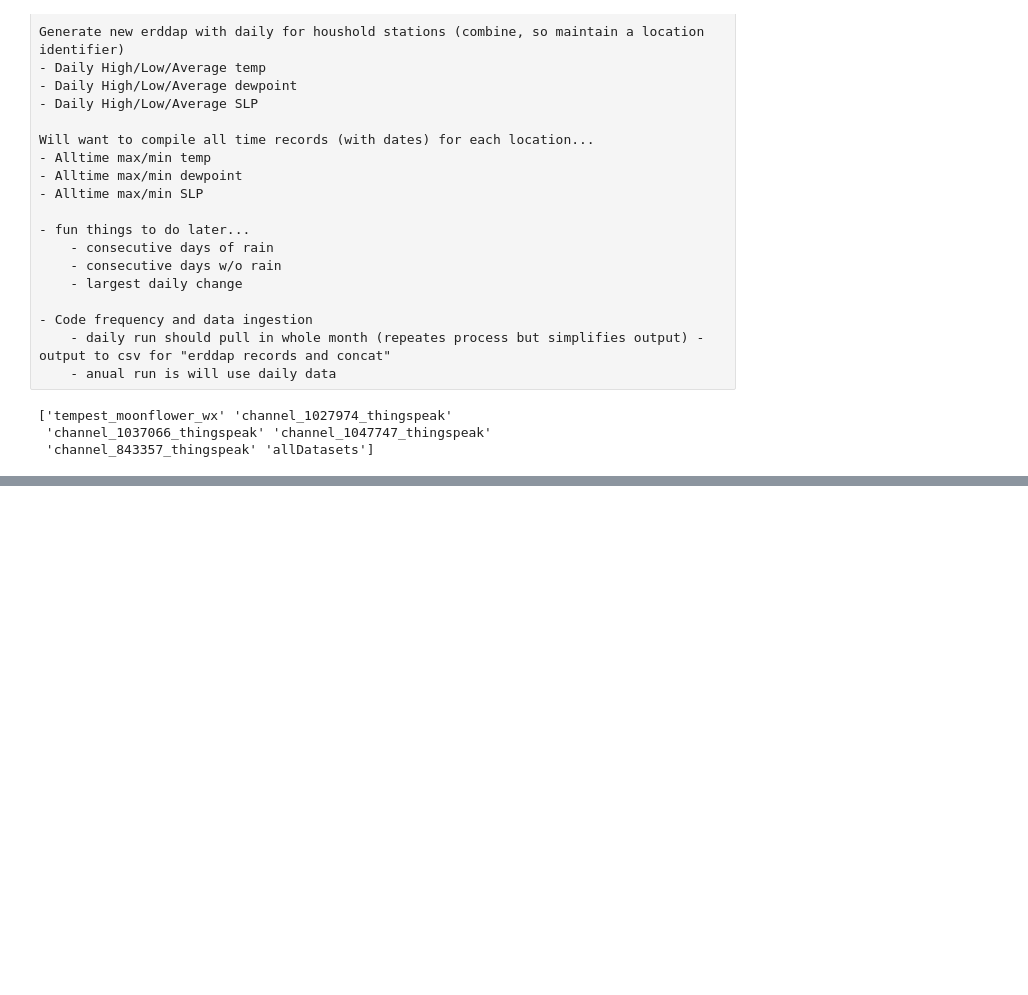
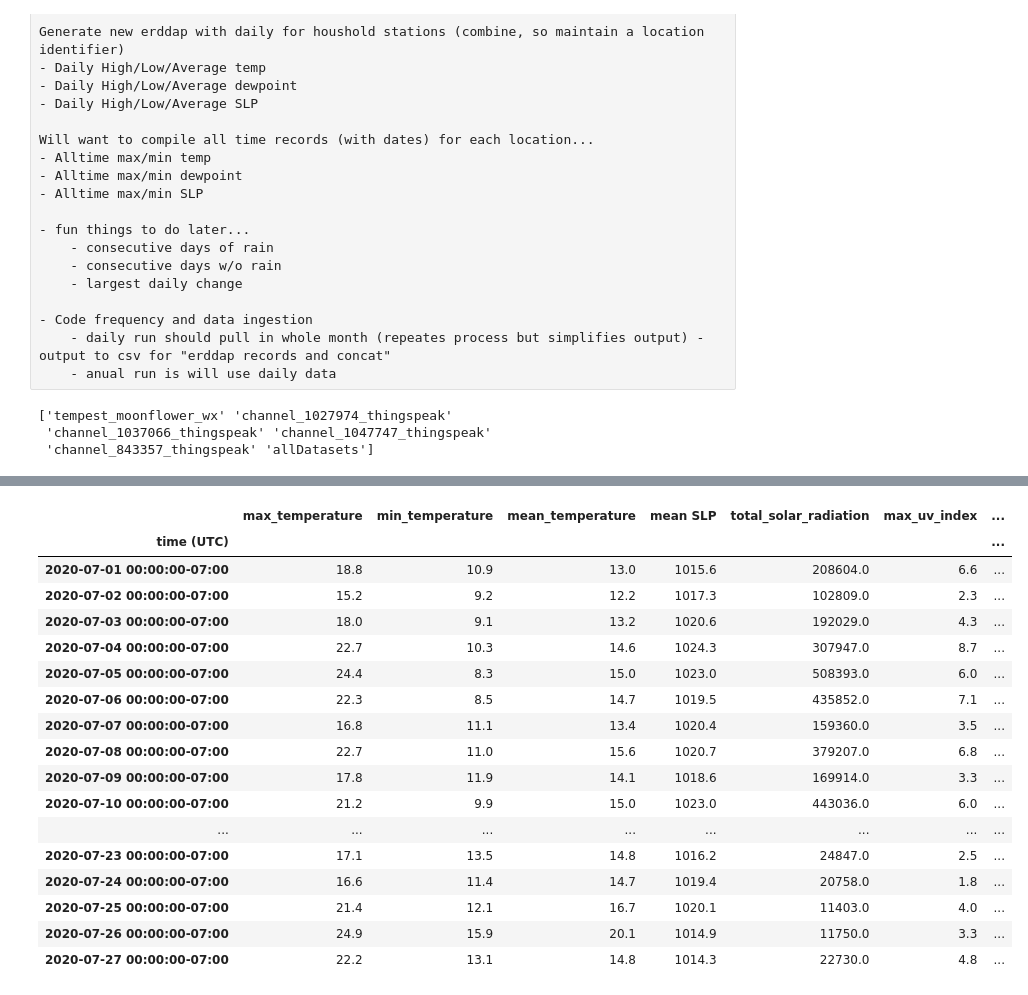
Before and after one commit to NOAA-PMEL/EcoFOCI_Jupyter_Notebooks, a Jupyter notebook: ThingSpeak_Wx/MoonFlowerCF6.ipynb, the cells around one changed output, grey strips where cells are left out. Saved outputs shown, nothing was run; the diff lists cells and outputs as text; code cells hidden in the pictures; blank space fills up the shorter version.

```diff
--- a/ThingSpeak_Wx/MoonFlowerCF6.ipynb
+++ b/ThingSpeak_Wx/MoonFlowerCF6.ipynb
@@ -129,6 +145,26 @@ current_month_grid_data.columns=('max_temperature','min_temperature','mean_tempe
 # %%
 #this should go to erddap
 current_month_grid_data.to_csv(f'MoonflowerTempest_2020{str(current_month).zfill(2)}.csv')
+current_month_grid_data
+# %% [output]
+|  | max_temperature | min_temperature | mean_temperature | mean SLP | total_solar_radiation | max_uv_index | ... |
+| time (UTC) |  |  |  |  |  |  | ... |
+| 2020-07-01 00:00:00-07:00 | 18.8 | 10.9 | 13.0 | 1015.6 | 208604.0 | 6.6 | ... |
+| 2020-07-02 00:00:00-07:00 | 15.2 | 9.2 | 12.2 | 1017.3 | 102809.0 | 2.3 | ... |
+| 2020-07-03 00:00:00-07:00 | 18.0 | 9.1 | 13.2 | 1020.6 | 192029.0 | 4.3 | ... |
+| 2020-07-04 00:00:00-07:00 | 22.7 | 10.3 | 14.6 | 1024.3 | 307947.0 | 8.7 | ... |
+| 2020-07-05 00:00:00-07:00 | 24.4 | 8.3 | 15.0 | 1023.0 | 508393.0 | 6.0 | ... |
+| 2020-07-06 00:00:00-07:00 | 22.3 | 8.5 | 14.7 | 1019.5 | 435852.0 | 7.1 | ... |
+| 2020-07-07 00:00:00-07:00 | 16.8 | 11.1 | 13.4 | 1020.4 | 159360.0 | 3.5 | ... |
+| 2020-07-08 00:00:00-07:00 | 22.7 | 11.0 | 15.6 | 1020.7 | 379207.0 | 6.8 | ... |
+| 2020-07-09 00:00:00-07:00 | 17.8 | 11.9 | 14.1 | 1018.6 | 169914.0 | 3.3 | ... |
+| 2020-07-10 00:00:00-07:00 | 21.2 | 9.9 | 15.0 | 1023.0 | 443036.0 | 6.0 | ... |
+| ... | ... | ... | ... | ... | ... | ... | ... |
+| 2020-07-23 00:00:00-07:00 | 17.1 | 13.5 | 14.8 | 1016.2 | 24847.0 | 2.5 | ... |
+| 2020-07-24 00:00:00-07:00 | 16.6 | 11.4 | 14.7 | 1019.4 | 20758.0 | 1.8 | ... |
+| 2020-07-25 00:00:00-07:00 | 21.4 | 12.1 | 16.7 | 1020.1 | 11403.0 | 4.0 | ... |
+| 2020-07-26 00:00:00-07:00 | 24.9 | 15.9 | 20.1 | 1014.9 | 11750.0 | 3.3 | ... |
+| 2020-07-27 00:00:00-07:00 | 22.2 | 13.1 | 14.8 | 1014.3 | 22730.0 | 4.8 | ... |
 # %%
 #monthly stats
 current_month_grid_data.describe()
```
Also changed, not shown: parts of 6 cells of this notebook, 2 other files.
